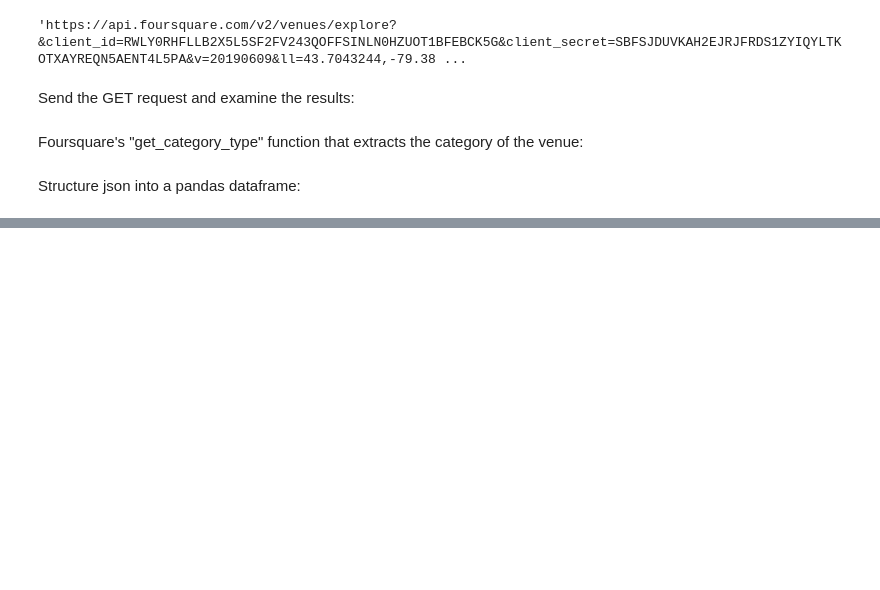
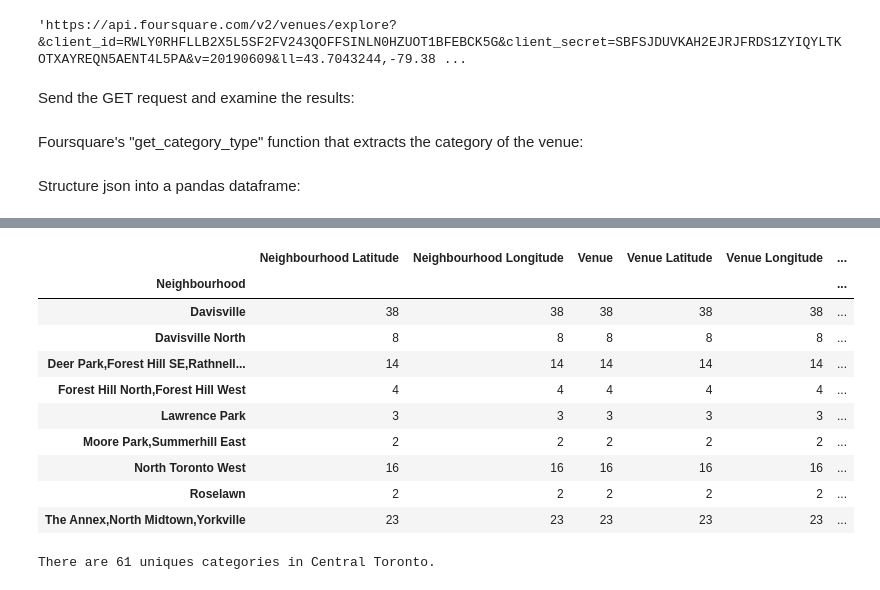
Before and after one commit to OxanaFalk/Coursera_Capstone, a Jupyter notebook: Assignment week 3, notebook 3 of 3.ipynb, the cells around one changed output, grey strips where cells are left out. Cells and saved outputs as stored; diff of their text form; code cells hidden in the pictures; blank space fills up the shorter version.

```diff
--- a/Assignment week 3, notebook 3 of 3.ipynb
+++ b/Assignment week 3, notebook 3 of 3.ipynb
@@ -257,0 +311,4 @@ nearby_venues.head(10)
+# %%
+central_toronto_venues = getNearbyVenues(names=central_toronto['Neighbourhood'],
+                                         latitudes=central_toronto['Latitude'],
+                                         longitudes=central_toronto['Longitude'])
@@ -257,0 +336,18 @@ nearby_venues.head(10)
+# %%
+central_toronto_venues.groupby('Neighbourhood').count()
+# %% [output]
+|  | Neighbourhood Latitude | Neighbourhood Longitude | Venue | Venue Latitude | Venue Longitude | ... |
+| Neighbourhood |  |  |  |  |  | ... |
+| Davisville | 38 | 38 | 38 | 38 | 38 | ... |
+| Davisville North | 8 | 8 | 8 | 8 | 8 | ... |
+| Deer Park,Forest Hill SE,Rathnell... | 14 | 14 | 14 | 14 | 14 | ... |
+| Forest Hill North,Forest Hill West | 4 | 4 | 4 | 4 | 4 | ... |
+| Lawrence Park | 3 | 3 | 3 | 3 | 3 | ... |
+| Moore Park,Summerhill East | 2 | 2 | 2 | 2 | 2 | ... |
+| North Toronto West | 16 | 16 | 16 | 16 | 16 | ... |
+| Roselawn | 2 | 2 | 2 | 2 | 2 | ... |
+| The Annex,North Midtown,Yorkville | 23 | 23 | 23 | 23 | 23 | ... |
+# %%
+print('There are {} uniques categories in Central Toronto.'.format(len(central_toronto_venues['Venue Category'].unique())))
+# %% [output]
+There are 61 uniques categories in Central Toronto.
```
Also changed, not shown: parts of 15 cells of this notebook.
